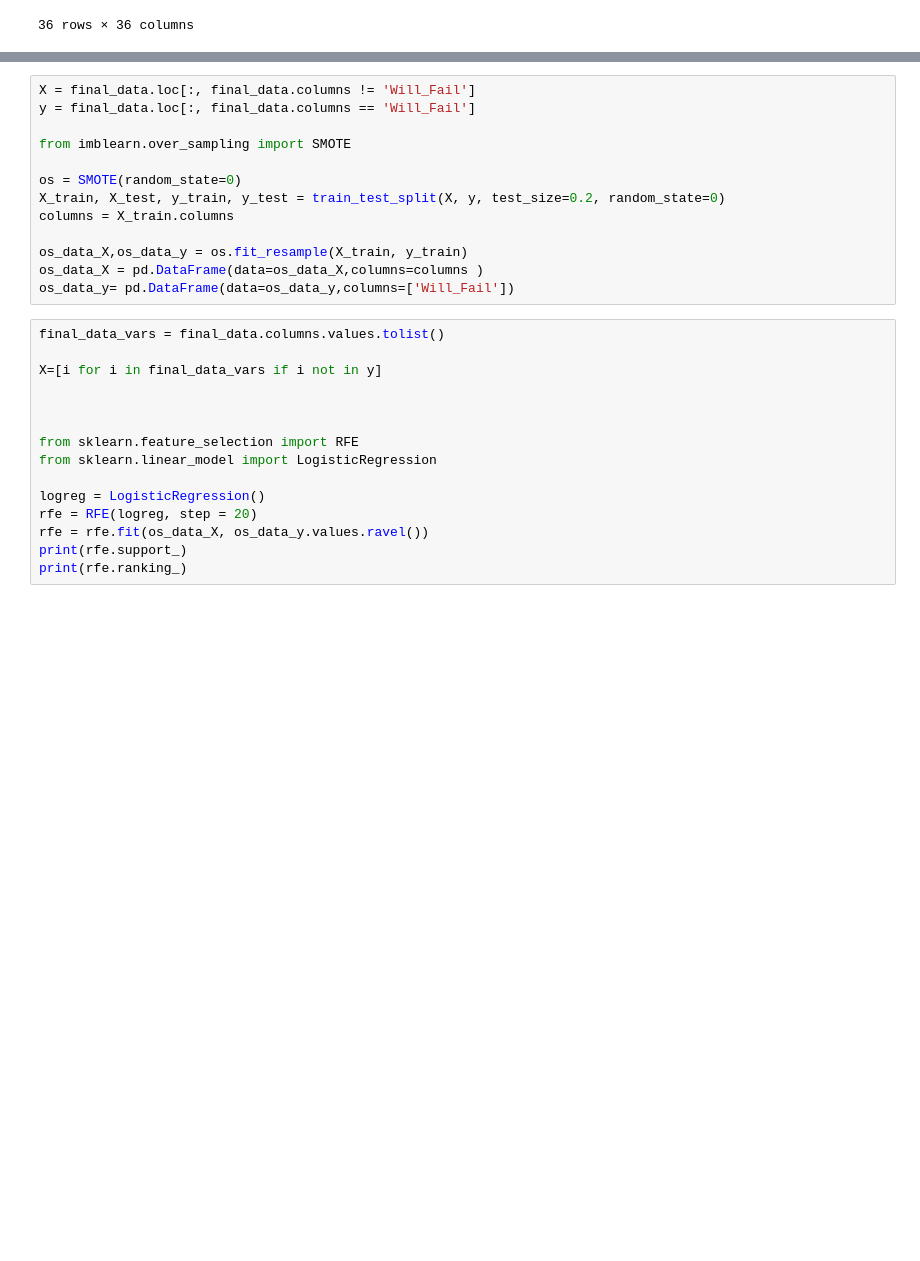
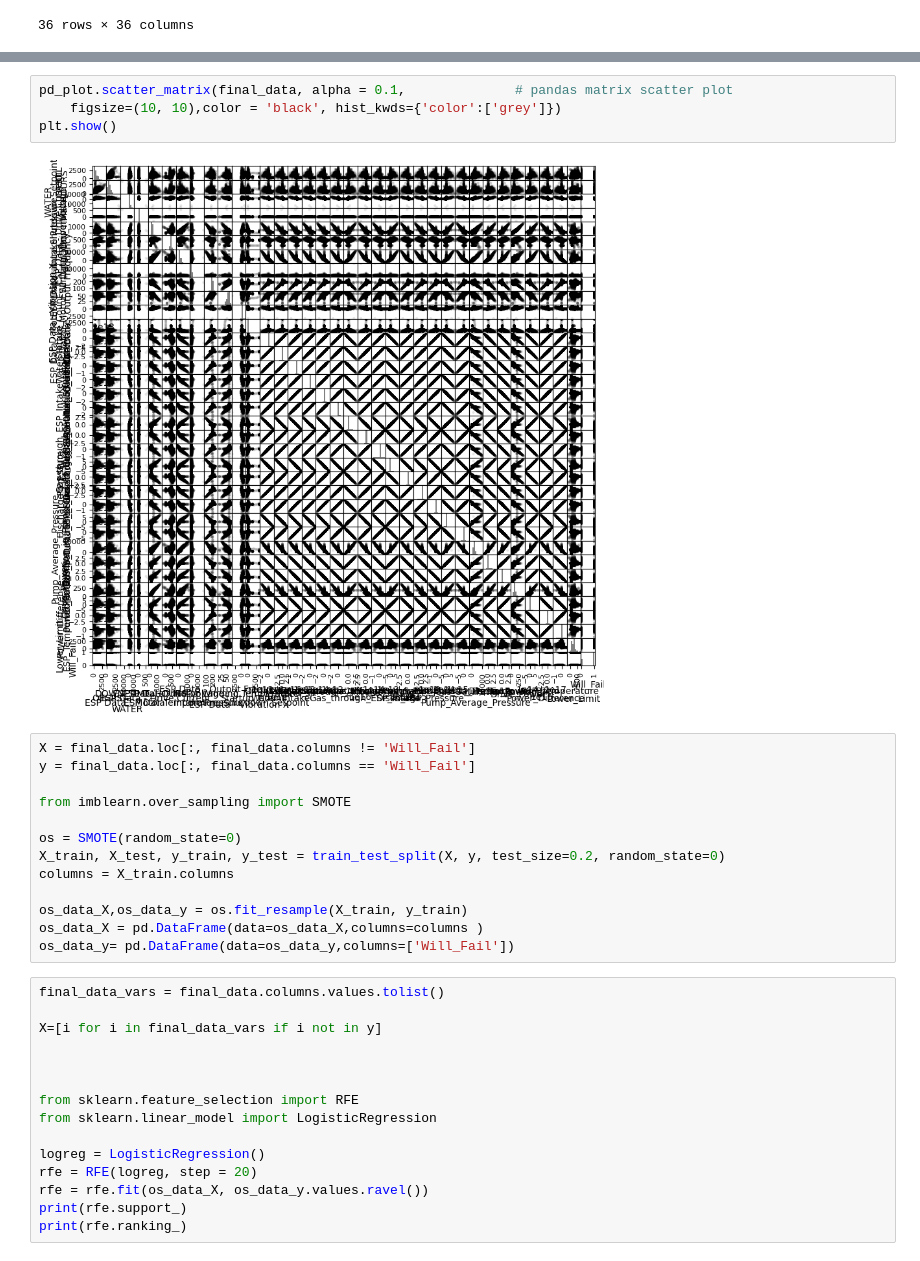
Before and after one commit to limperstickhelp23/Hackathon_2023, a Jupyter notebook: Energy_AI.ipynb, the cells around one changed output, grey strips where cells are left out. Drawn from its saved outputs; the diff is of its cells as text; blank space fills up the shorter version.

```diff
--- a/Energy_AI.ipynb
+++ b/Energy_AI.ipynb
@@ -305,3 +315,9 @@ plt.show()
+# %%
+pd_plot.scatter_matrix(final_data, alpha = 0.1,              # pandas matrix scatter plot
+    figsize=(10, 10),color = 'black', hist_kwds={'color':['grey']})
+plt.show()
+# %% [output]
+[figure, added]
 # %%
 X = final_data.loc[:, final_data.columns != 'Will_Fail']
 y = final_data.loc[:, final_data.columns == 'Will_Fail']
```
Also changed, not shown: parts of 2 cells of this notebook, 1 other file.
